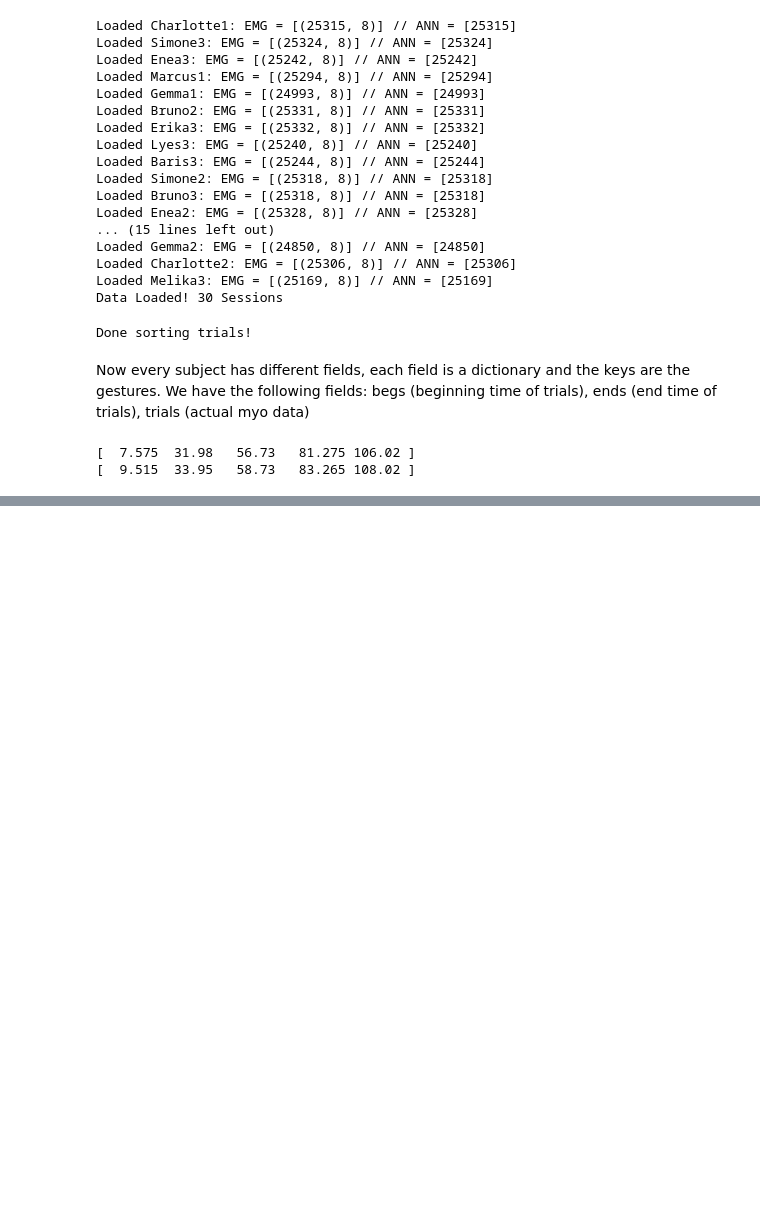
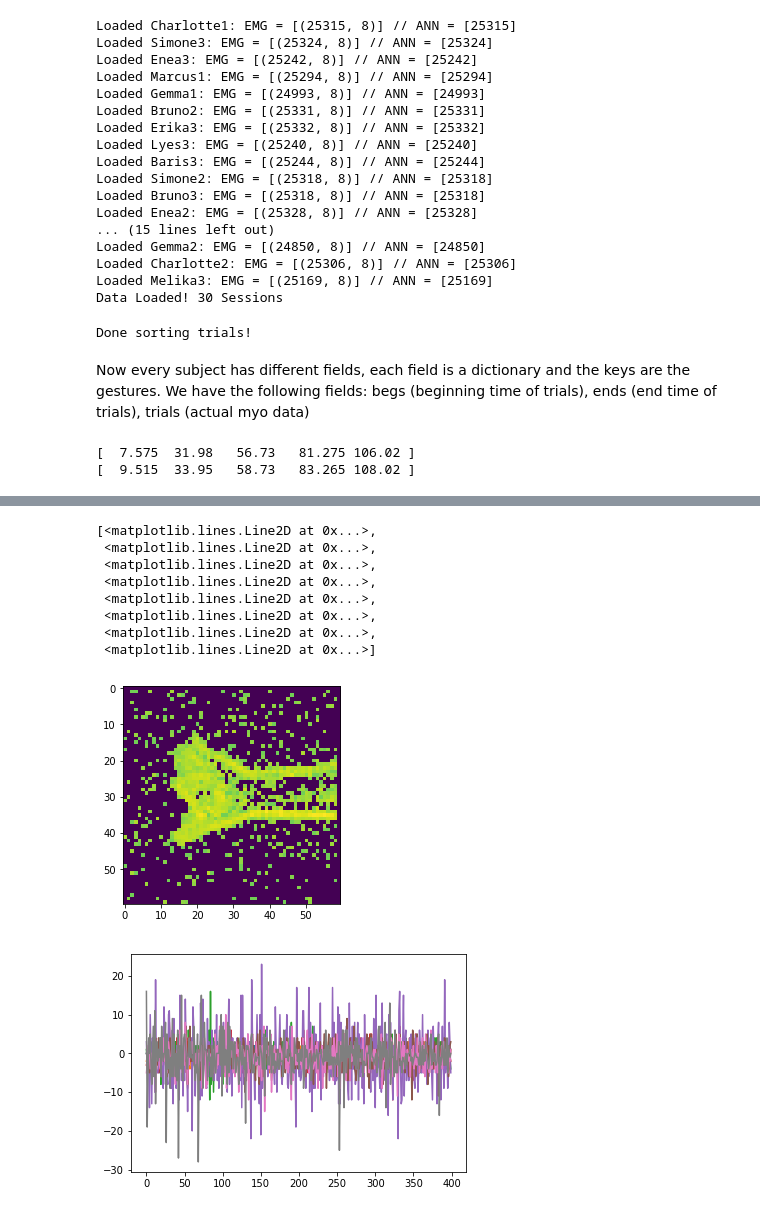
Before and after one commit to Enny1991/hand_gestures_cc19, a Jupyter notebook: loading_data.ipynb, the cells around one changed output, grey strips where cells are left out. Drawn from its saved outputs; the diff is of its cells as text; code cells hidden in the pictures; blank space fills up the shorter version.

```diff
--- a/loading_data.ipynb
+++ b/loading_data.ipynb
@@ -180,0 +245,21 @@ _ = ax[1][0].imshow(np.abs(k3_1))
+# %%
+data = pkl.load(open('10_people_dvs_emg.pkl', 'rb'))
+# %%
+sub = 'Bruno2'
+trial = 4
+gesture = 'yo'
+frame = create_frame(data[sub].y[gesture][trial], data[sub].x[gesture][trial], (60, 60))
+plt.imshow(frame)
+plt.figure()
+plt.plot(data[sub].trials[gesture][trial])
+# %% [output]
+[<matplotlib.lines.Line2D at 0x...>,
+ <matplotlib.lines.Line2D at 0x...>,
+ <matplotlib.lines.Line2D at 0x...>,
+ <matplotlib.lines.Line2D at 0x...>,
+ <matplotlib.lines.Line2D at 0x...>,
+ <matplotlib.lines.Line2D at 0x...>,
+ <matplotlib.lines.Line2D at 0x...>,
+ <matplotlib.lines.Line2D at 0x...>]
+[figure, added]
+[figure, added]
```
Also changed, not shown: parts of 9 cells of this notebook, 3 other files.
